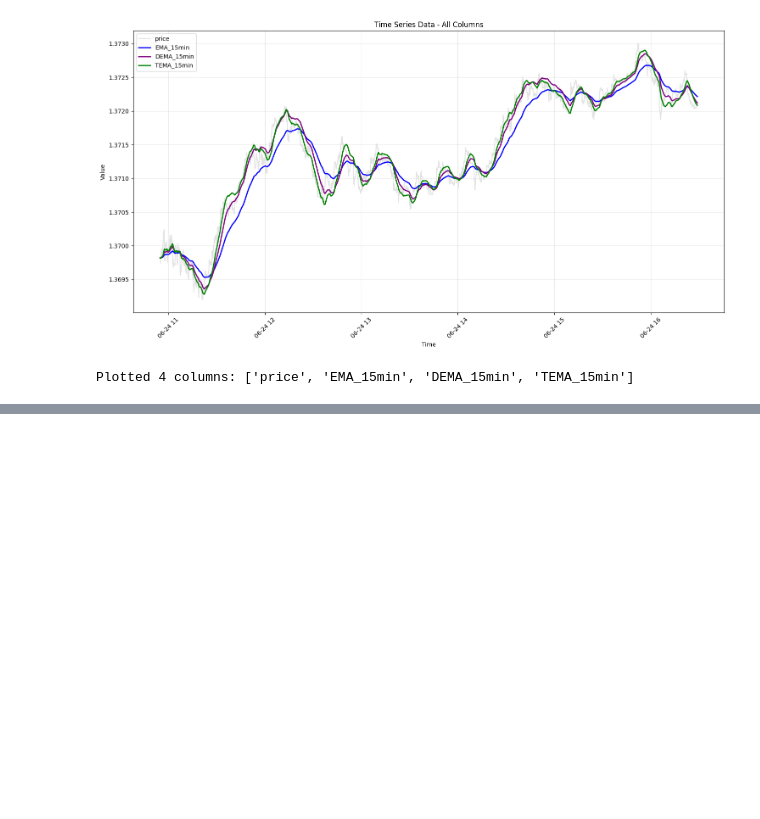
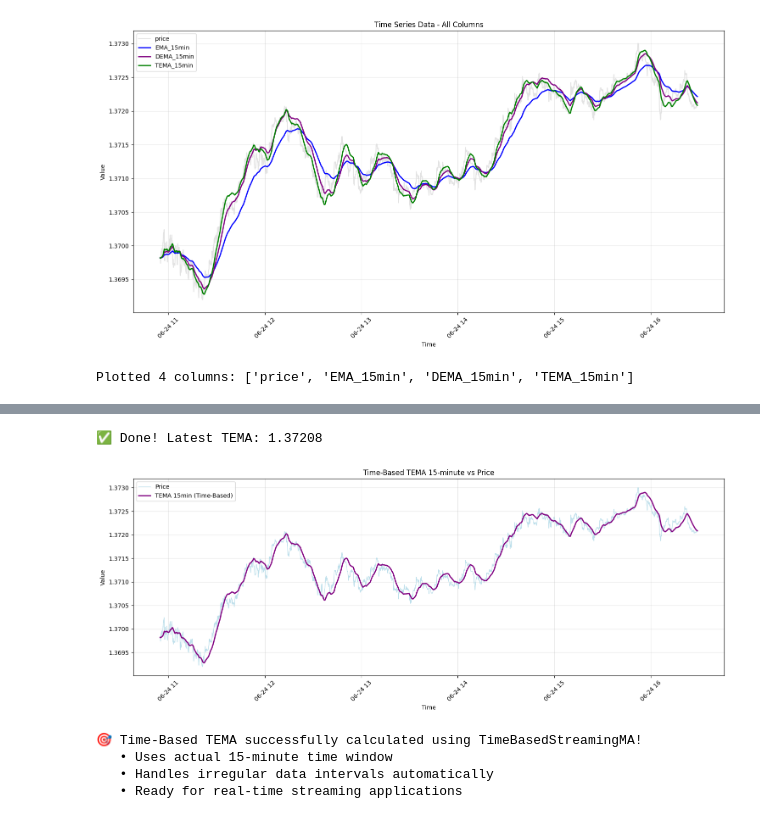
Before and after one commit to surgelove/trading_strategies_testbed, a Jupyter notebook: test1.ipynb, the cells around one changed output, grey strips where cells are left out. Saved outputs shown, nothing was run; the diff lists cells and outputs as text; code cells hidden in the pictures; blank space fills up the shorter version.

Commit message:
Simplest code generated for using the streaming time based EMAs

```diff
--- a/test1.ipynb
+++ b/test1.ipynb
@@ -1151,0 +1220,43 @@ Plotted 4 columns: ['price', 'EMA_15min', 'DEMA_15min', 'TEMA_15min']
+# %%
+# 🚀 SIMPLEST POSSIBLE CODE: TimeBasedStreamingMA with 15-minute TEMA
+
+# 1. Create the calculator
+tema_calc = TimeBasedStreamingMA('15min', ma_type='TEMA')
+
+# 2. Process the DataFrame
+tema_values = []
+for _, row in df.iterrows():
+    result = tema_calc.add_data_point(row['timestamp'], row['price'])
+    tema_values.append(result['moving_average'])
+
+# 3. Add to DataFrame
+df['TEMA_15min'] = tema_values
+
+# 4. Show result
+print(f"✅ Done! Latest TEMA: {tema_values[-1]:.5f}")
+# %% [output]
+✅ Done! Latest TEMA: 1.37208
+# %%
+# 📊 PLOT: Price vs Time-Based 15-minute TEMA
+plt.figure(figsize=(15, 6))
+plt.plot(df['timestamp'], df['price'], color='lightblue', linewidth=1, label='Price', alpha=0.8)
+plt.plot(df['timestamp'], df['TEMA_15min'], color='purple', linewidth=2, label='TEMA 15min (Time-Based)')
+plt.title('Time-Based TEMA 15-minute vs Price')
+plt.xlabel('Time')
+plt.ylabel('Value')
+plt.legend()
+plt.grid(True, alpha=0.3)
+plt.xticks(rotation=45)
+plt.tight_layout()
+plt.show()
+
+print(f"🎯 Time-Based TEMA successfully calculated using TimeBasedStreamingMA!")
+print(f"   • Uses actual 15-minute time window")
+print(f"   • Handles irregular data intervals automatically")
+print(f"   • Ready for real-time streaming applications")
+# %% [output]
+[figure, added]
+🎯 Time-Based TEMA successfully calculated using TimeBasedStreamingMA!
+   • Uses actual 15-minute time window
+   • Handles irregular data intervals automatically
+   • Ready for real-time streaming applications
```
Also changed, not shown: parts of 12 cells of this notebook, 1 other file.
